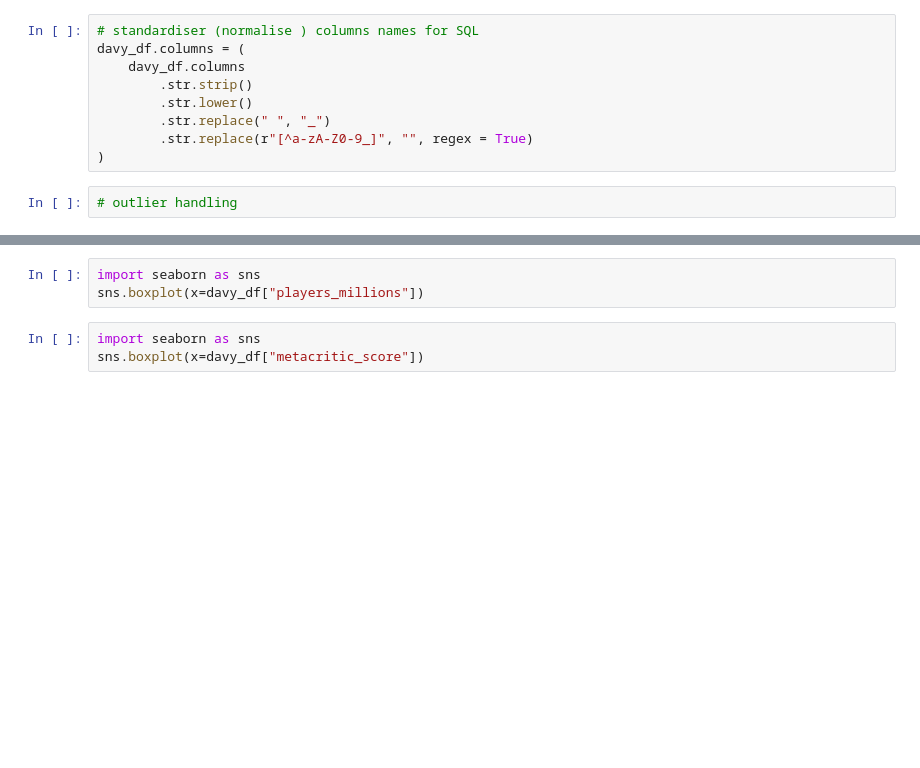
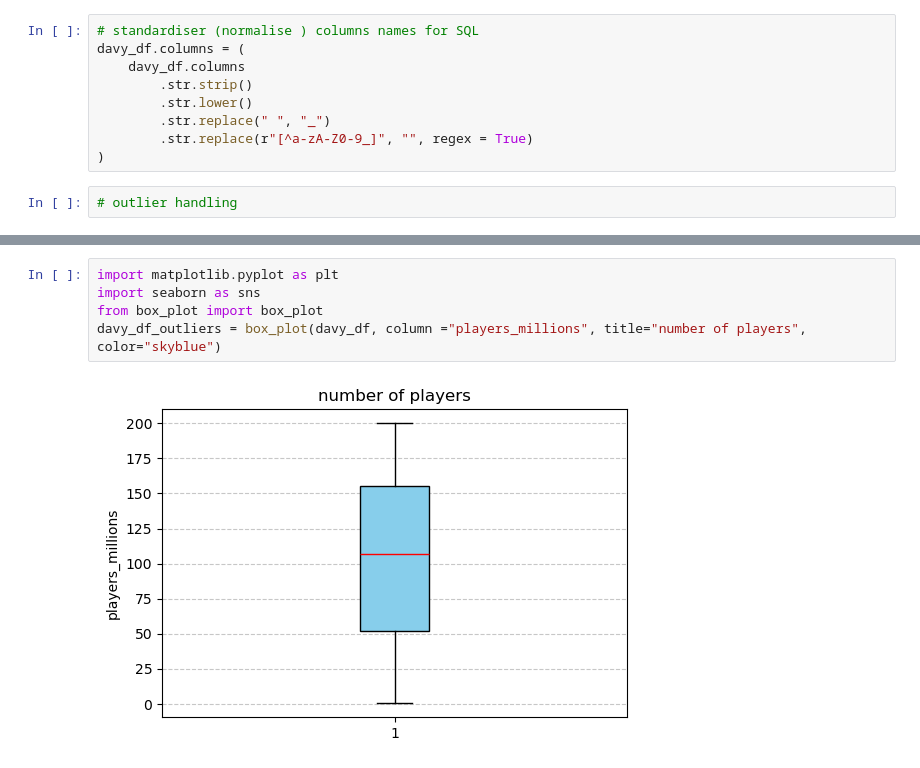
Before and after one commit to tomapasta/first_project, a Jupyter notebook: notebooks/Clean_data_Davy.ipynb, the cells around one changed output, grey strips where cells are left out. Saved outputs shown, nothing was run; the diff lists cells and outputs as text; blank space fills up the shorter version.

```diff
--- a/notebooks/Clean_data_Davy.ipynb
+++ b/notebooks/Clean_data_Davy.ipynb
@@ -35,6 +123,7 @@ davy_df.describe()
 # %%
+import matplotlib.pyplot as plt
 import seaborn as sns
-sns.boxplot(x=davy_df["players_millions"])
+from box_plot import box_plot
+davy_df_outliers = box_plot(davy_df, column ="players_millions", title="number of players", color="skyblue")
+# %% [output]
+[figure, added]
-# %%
-import seaborn as sns
-sns.boxplot(x=davy_df["metacritic_score"])
```
Also changed, not shown: parts of 10 cells of this notebook, 8 other files.
